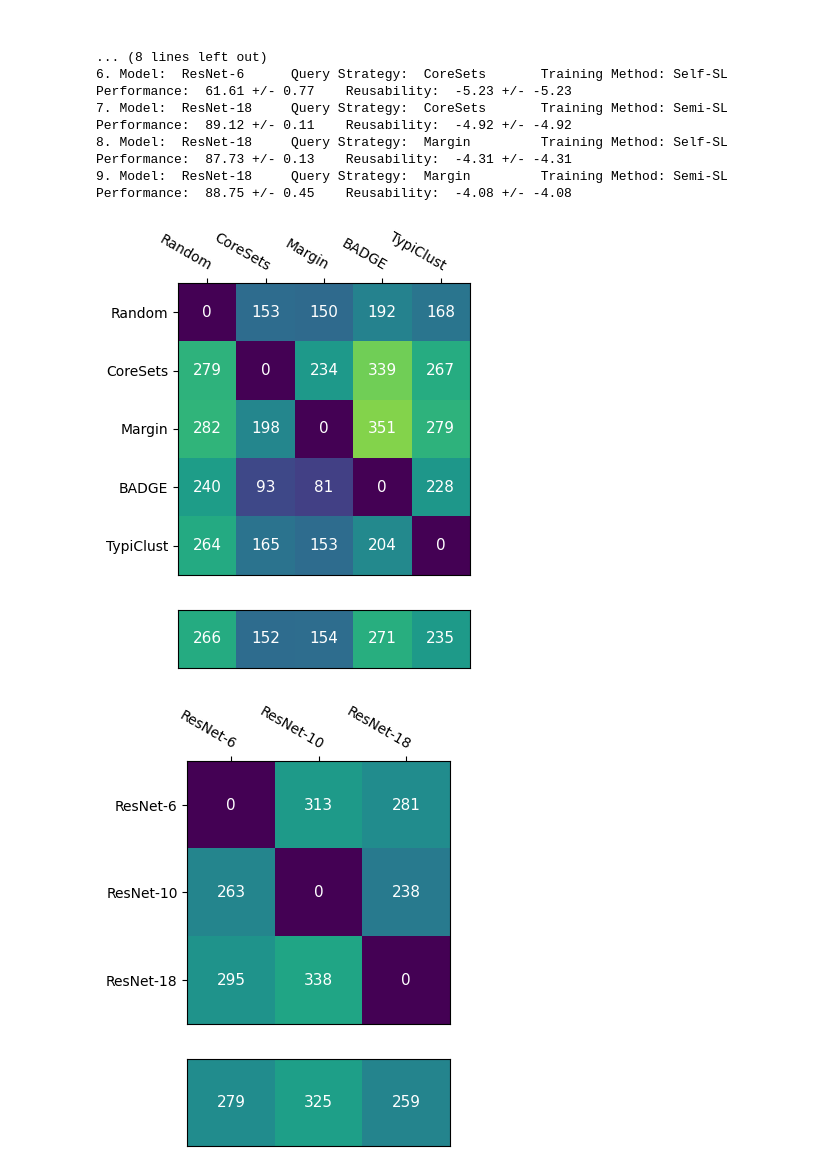
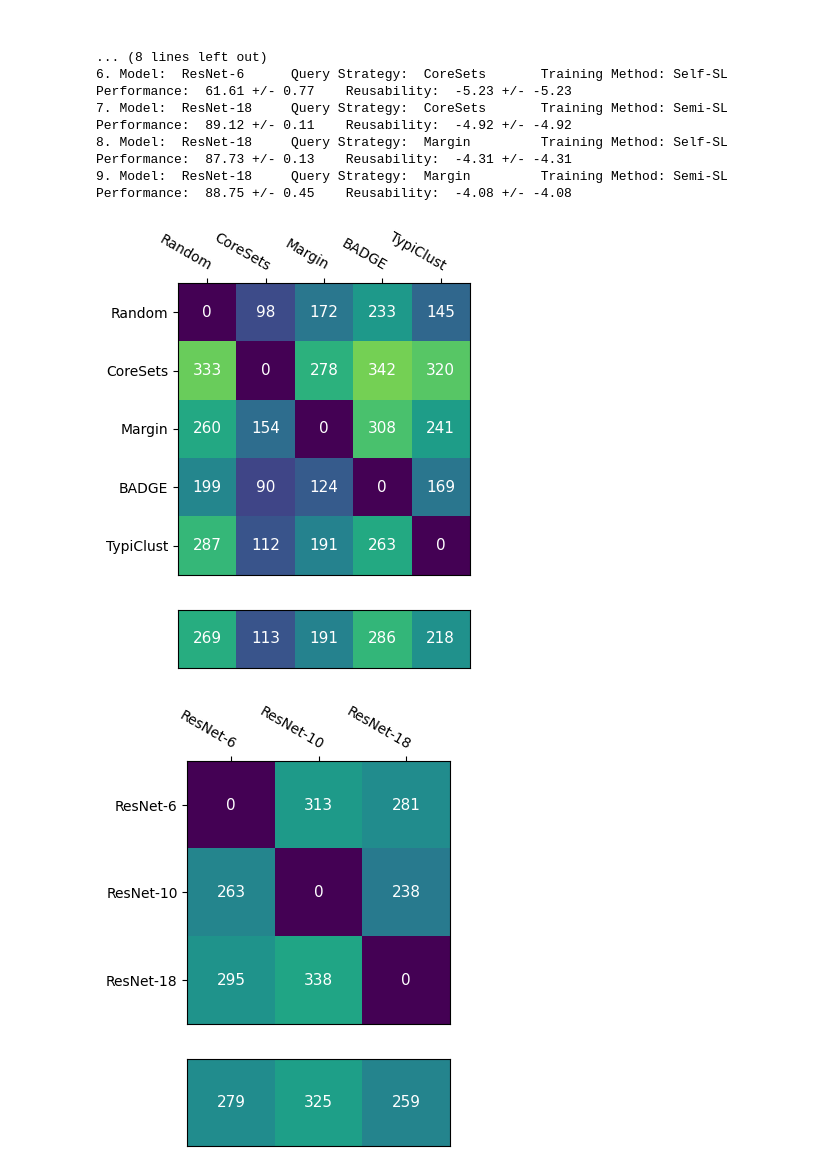
Before and after one commit to nhaH-luaP/general-reusability, a Jupyter notebook: notebooks/evaluate.ipynb, the cells around one changed output. Saved outputs shown, nothing was run; the diff lists cells and outputs as text; code cells hidden in the pictures.

Commit message:
fixed typo in eval notebook, new images

```diff
--- a/notebooks/evaluate.ipynb
+++ b/notebooks/evaluate.ipynb
@@ -284,31 +284,31 @@ for i, idx in enumerate(indices):
 # %%
 fig, axis = plt.subplots(nrows=2, ncols=1, figsize=(4, 5), gridspec_kw={'height_ratios':[len(queries), 1]})
 axis = axis.reshape(-1 ,1)
 
 confusion = []
 labels = [Q[q] for q in queries]
 for q1 in queries:
     c = []
     for q2 in queries:
         score = 0
         if q1 != q2:
-            for model in model_names:
+            for mn in model_names:
                 for tm in train_methods:
                     for seed in seeds:
                         for emn in eval_model_names:
                             for etm in eval_train_methods:
                                 if seed in reu_results[mn][q1][tm][emn][etm] and seed in reu_results[mn][q2][tm][emn][etm]:
                                     score += int(reu_results[mn][q1][tm][emn][etm][seed] < reu_results[mn][q2][tm][emn][etm][seed])
         c.append(score)
     confusion.append(c)
 # Number of comparisons are
 # 3 Seeds * 3 Models * 4 Training Methods * 3 Eval Models * 4 Eval Training Methods
 vmax = len(seeds) * len(model_names) * len(train_methods) * len(eval_model_names) * len(eval_train_methods)
 plot_conf(conf=confusion, labels=labels, vmax=vmax, fig=fig, ax=axis)
 #plt.show()
 plt.savefig('/home/phahn/repositories/SDAL/images/reu_results_queries.pdf', bbox_inches='tight')
 # %% [output]
-[figure, old version]
+[figure, new version]
 # %%
 fig, axis = plt.subplots(nrows=2, ncols=1, figsize=(4, 5), gridspec_kw={'height_ratios':[len(model_names), 1]})
 axis = axis.reshape(-1 ,1)
```
Also changed, not shown: 1 other file.
